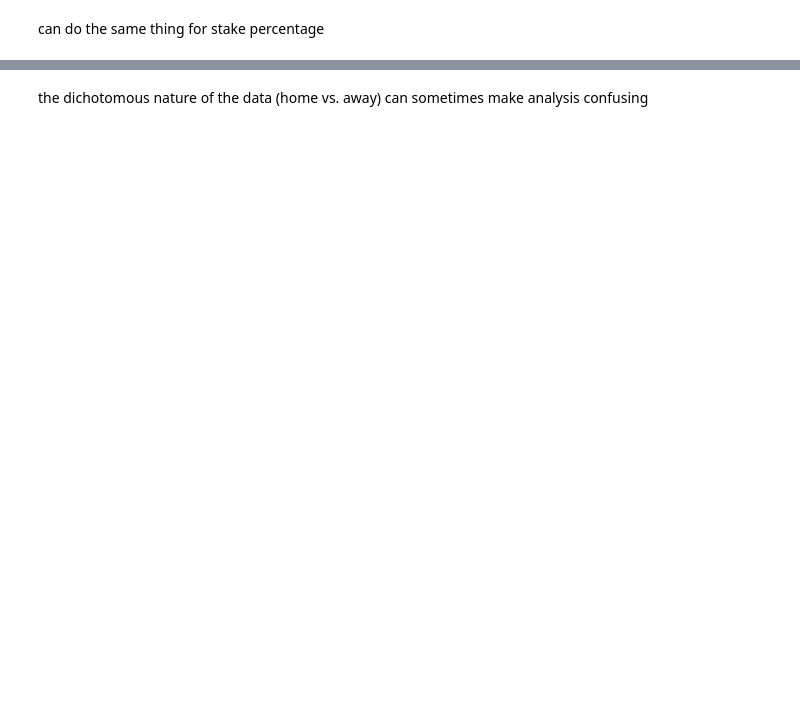
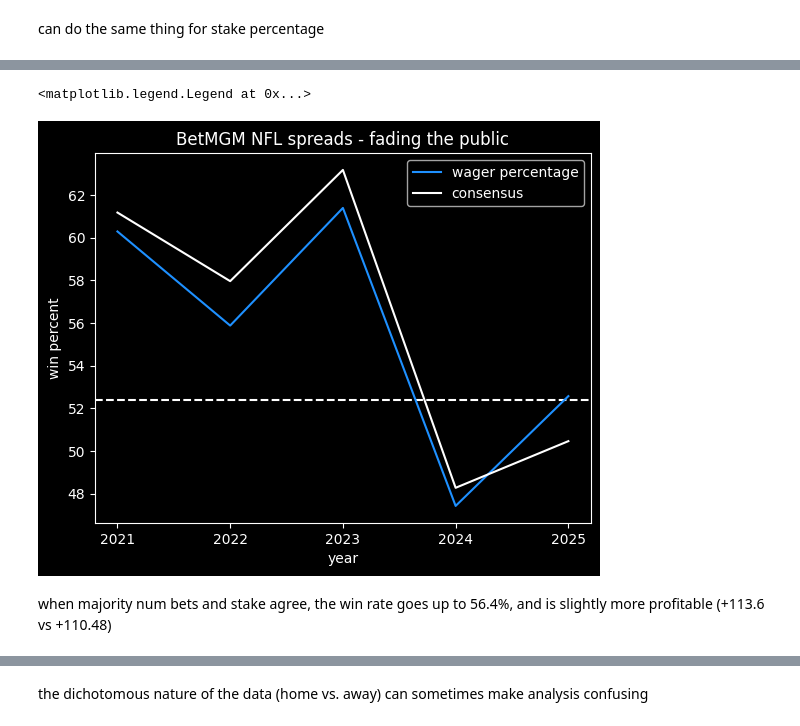
Before and after one commit to csdurfee/scrape_yahoo_odds, a Jupyter notebook: explore_football.ipynb, the cells around one changed output, grey strips where cells are left out. Drawn from its saved outputs; the diff is of its cells as text; code cells hidden in the pictures; blank space fills up the shorter version.

```diff
--- a/explore_football.ipynb
+++ b/explore_football.ipynb
@@ -318,0 +445,4 @@ Name: count, dtype: int64
+# %%
+consensus = df_all[df_all.spread_stake_won == df_all.spread_popular_won]
+
+consensus.spread_stake_won.value_counts()
@@ -318,0 +454,3 @@ Name: count, dtype: int64
+# %%
+consensus_win_pct = (consensus.groupby('season')['spread_stake_won'].value_counts() /
+    consensus.groupby('season').count()['spread_stake_won'])[:, False]
@@ -318,0 +467,16 @@ Name: count, dtype: int64
+# %%
+plt.style.use('dark_background')
+
+plt.title("BetMGM NFL spreads - fading the public")
+plt.xlabel("year")
+plt.ylabel("win percent")
+plt.xticks(fade_win_pct.index)
+plt.axhline(52.4, color='white', linestyle="--")
+plt.plot(fade_win_pct.index, fade_win_pct.values * 100, color='dodgerblue', label="wager percentage")
+plt.plot(consensus_win_pct.index, consensus_win_pct.values * 100, color='white', label="consensus")
+plt.legend()
+# %% [output]
+<matplotlib.legend.Legend at 0x...>
+[figure, added]
+# %% [markdown]
+when majority num bets and stake agree, the win rate goes up to 56.4%, and is slightly more profitable (+113.6 vs +110.48)
```
Also changed, not shown: parts of 165 cells of this notebook.
